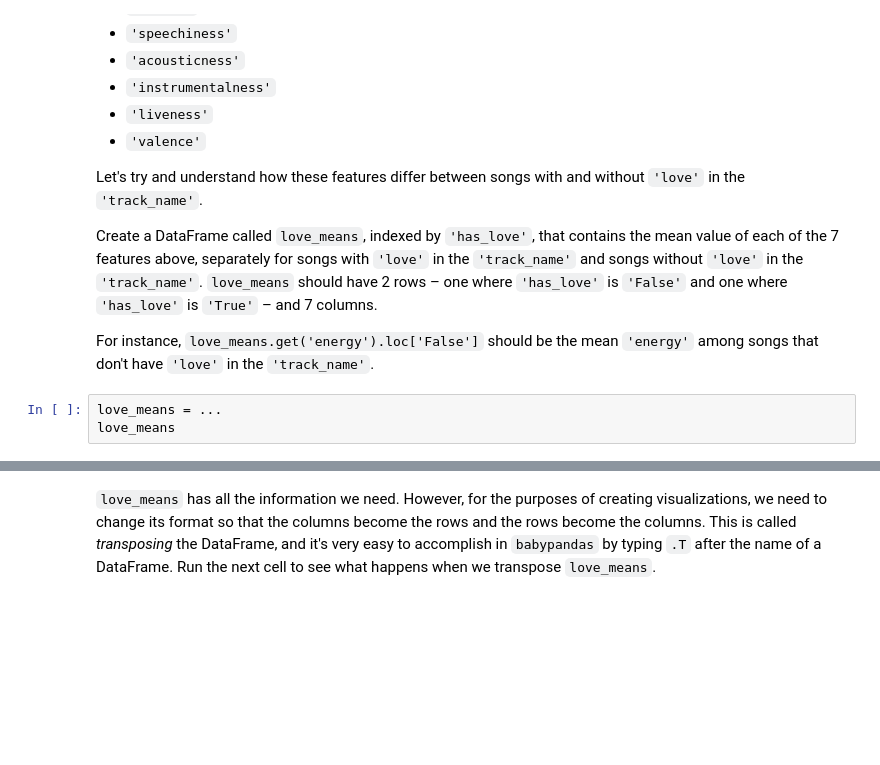
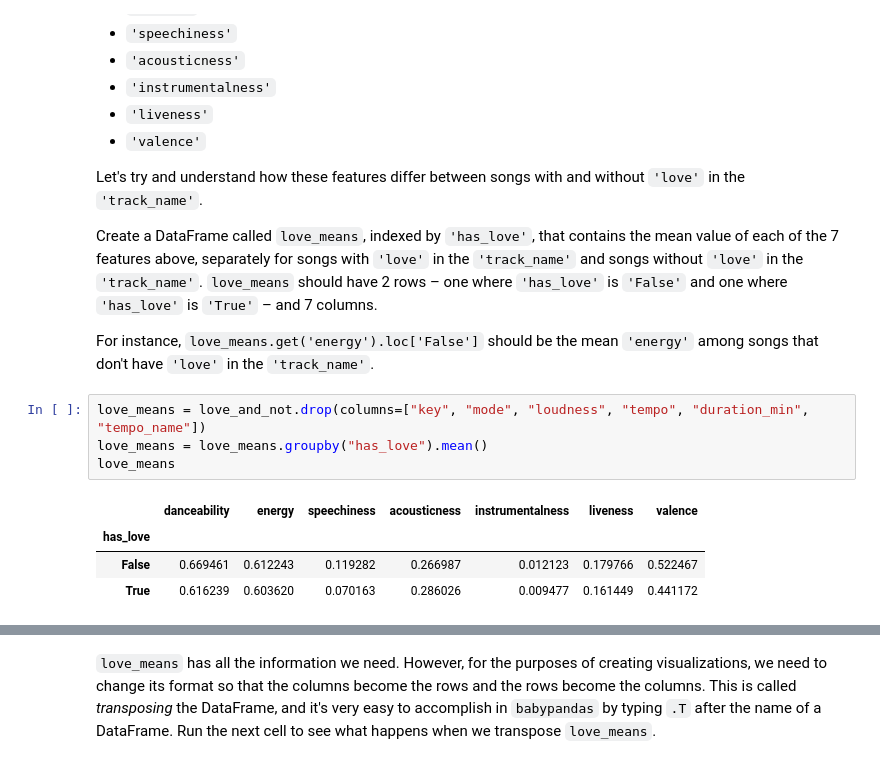
Before and after one commit to MihirYJoshi/midterm_project, a Jupyter notebook: midterm_projectUPTODATE.ipynb, the cells around one changed output, grey strips where cells are left out. Saved outputs shown, nothing was run; the diff lists cells and outputs as text; blank space fills up the shorter version.

```diff
--- a/midterm_projectUPTODATE.ipynb
+++ b/midterm_projectUPTODATE.ipynb
@@ -862,7 +883,13 @@ Create a DataFrame called `love_means`, indexed by `'has_love'`, that contains t
 
 For instance, `love_means.get('energy').loc['False']` should be the mean `'energy'` among songs that don't have `'love'` in the `'track_name'`.
 # %%
-love_means = ...
+love_means = love_and_not.drop(columns=["key", "mode", "loudness", "tempo", "duration_min", "tempo_name"])
+love_means = love_means.groupby("has_love").mean()
 love_means
+# %% [output]
+|  | danceability | energy | speechiness | acousticness | instrumentalness | liveness | valence |
+| has_love |  |  |  |  |  |  |  |
+| False | 0.669461 | 0.612243 | 0.119282 | 0.266987 | 0.012123 | 0.179766 | 0.522467 |
+| True | 0.616239 | 0.603620 | 0.070163 | 0.286026 | 0.009477 | 0.161449 | 0.441172 |
 # %%
 grader.check("q4_3")
```
Also changed, not shown: parts of 9 cells of this notebook, 1 other file.
